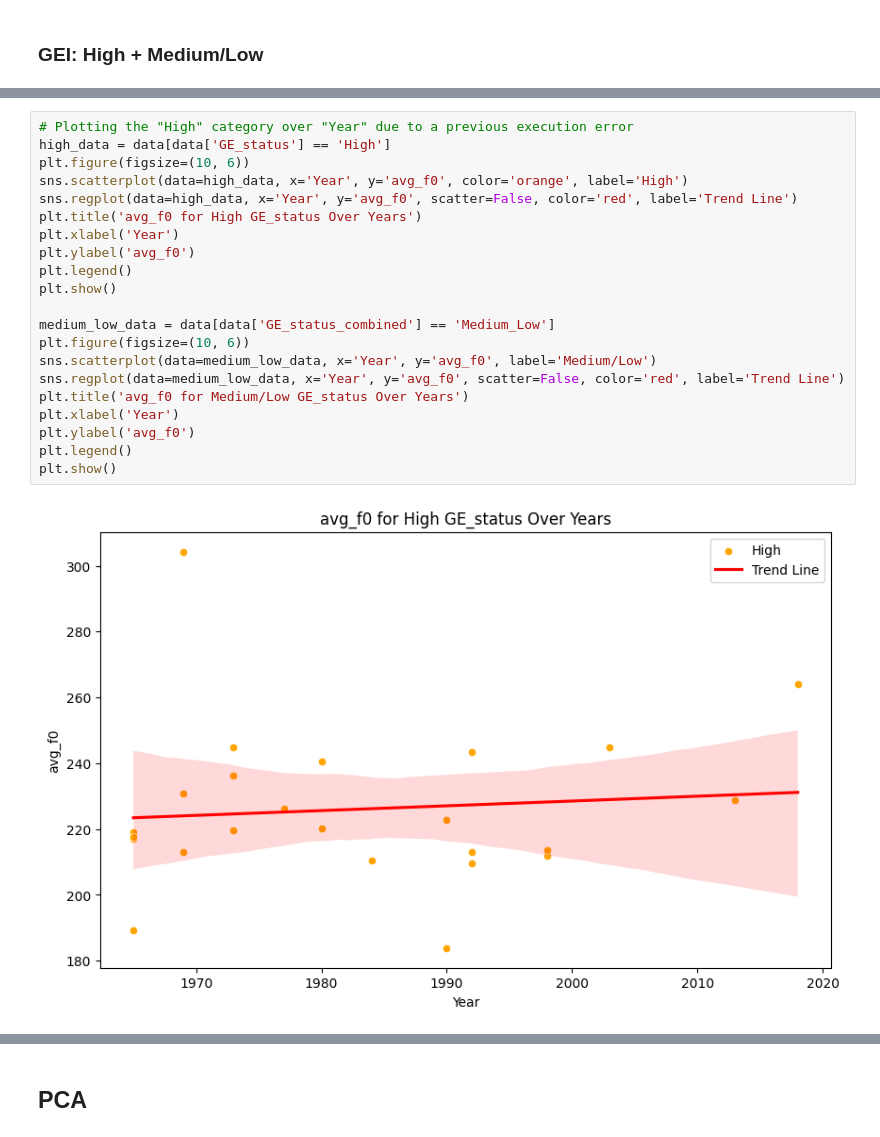
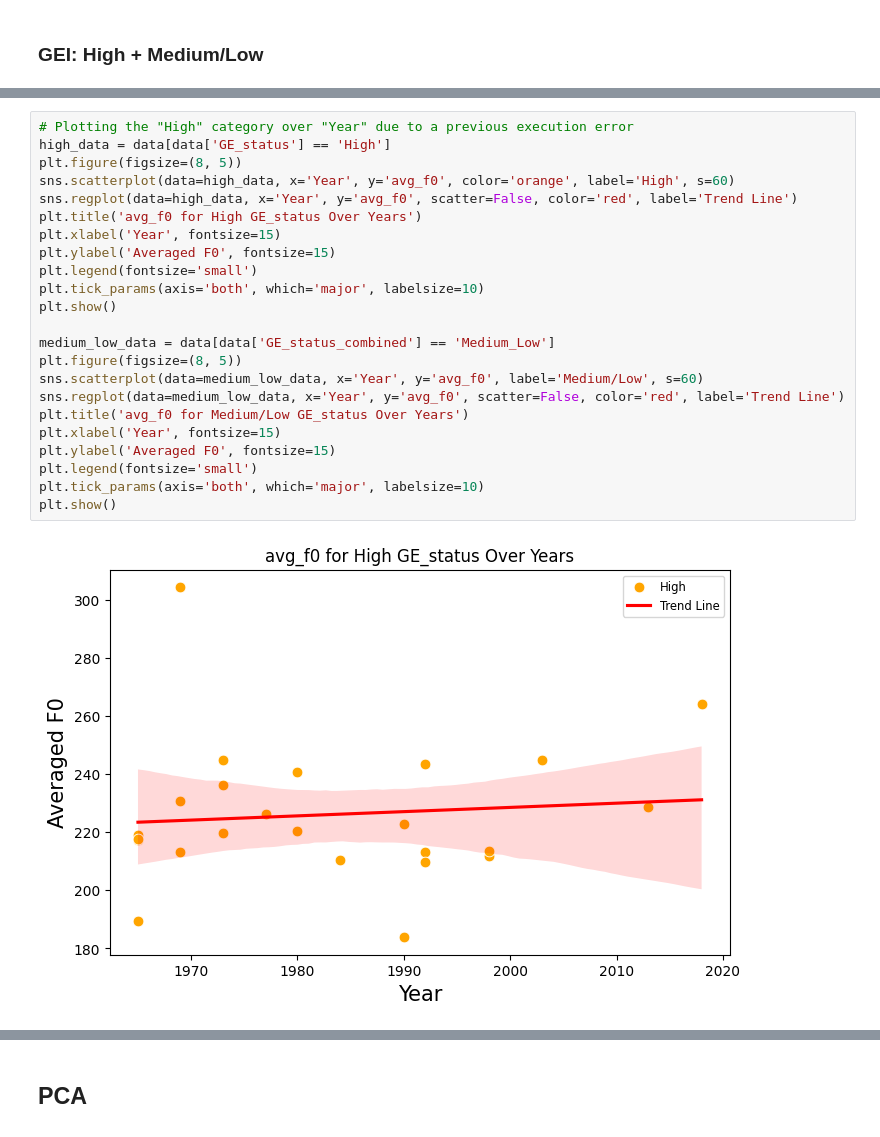
Before and after one commit to rozariwang/WS23-24_Sound_Change, a Jupyter notebook: F0_change_prediction_model.ipynb, the cells around one changed output, grey strips where cells are left out. Saved outputs shown, nothing was run; the diff lists cells and outputs as text.

```diff
--- a/F0_change_prediction_model.ipynb
+++ b/F0_change_prediction_model.ipynb
@@ -301,23 +306,25 @@ coefficient:  [-16.14320247]
 # %%
 # Plotting the "High" category over "Year" due to a previous execution error
 high_data = data[data['GE_status'] == 'High']
-plt.figure(figsize=(10, 6))
-sns.scatterplot(data=high_data, x='Year', y='avg_f0', color='orange', label='High')
+plt.figure(figsize=(8, 5))
+sns.scatterplot(data=high_data, x='Year', y='avg_f0', color='orange', label='High', s=60)
 sns.regplot(data=high_data, x='Year', y='avg_f0', scatter=False, color='red', label='Trend Line')
 plt.title('avg_f0 for High GE_status Over Years')
-plt.xlabel('Year')
-plt.ylabel('avg_f0')
-plt.legend()
+plt.xlabel('Year', fontsize=15)
+plt.ylabel('Averaged F0', fontsize=15)
+plt.legend(fontsize='small')
+plt.tick_params(axis='both', which='major', labelsize=10)
 plt.show()
 
 medium_low_data = data[data['GE_status_combined'] == 'Medium_Low']
-plt.figure(figsize=(10, 6))
-sns.scatterplot(data=medium_low_data, x='Year', y='avg_f0', label='Medium/Low')
+plt.figure(figsize=(8, 5))
+sns.scatterplot(data=medium_low_data, x='Year', y='avg_f0', label='Medium/Low', s=60)
 sns.regplot(data=medium_low_data, x='Year', y='avg_f0', scatter=False, color='red', label='Trend Line')
 plt.title('avg_f0 for Medium/Low GE_status Over Years')
-plt.xlabel('Year')
-plt.ylabel('avg_f0')
-plt.legend()
+plt.xlabel('Year', fontsize=15)
+plt.ylabel('Averaged F0', fontsize=15)
+plt.legend(fontsize='small')
+plt.tick_params(axis='both', which='major', labelsize=10)
 plt.show()
 # %% [output]
-[figure, old version]
+[figure, new version]
```
Also changed, not shown: parts of 2 cells of this notebook.
